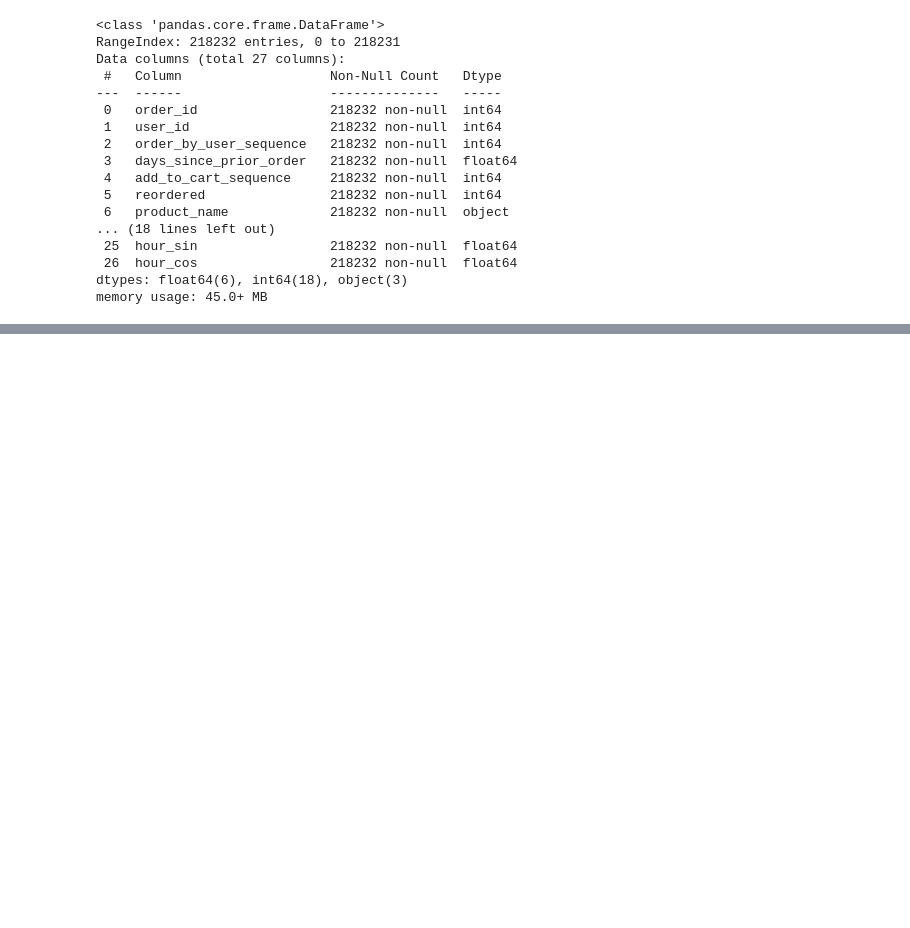
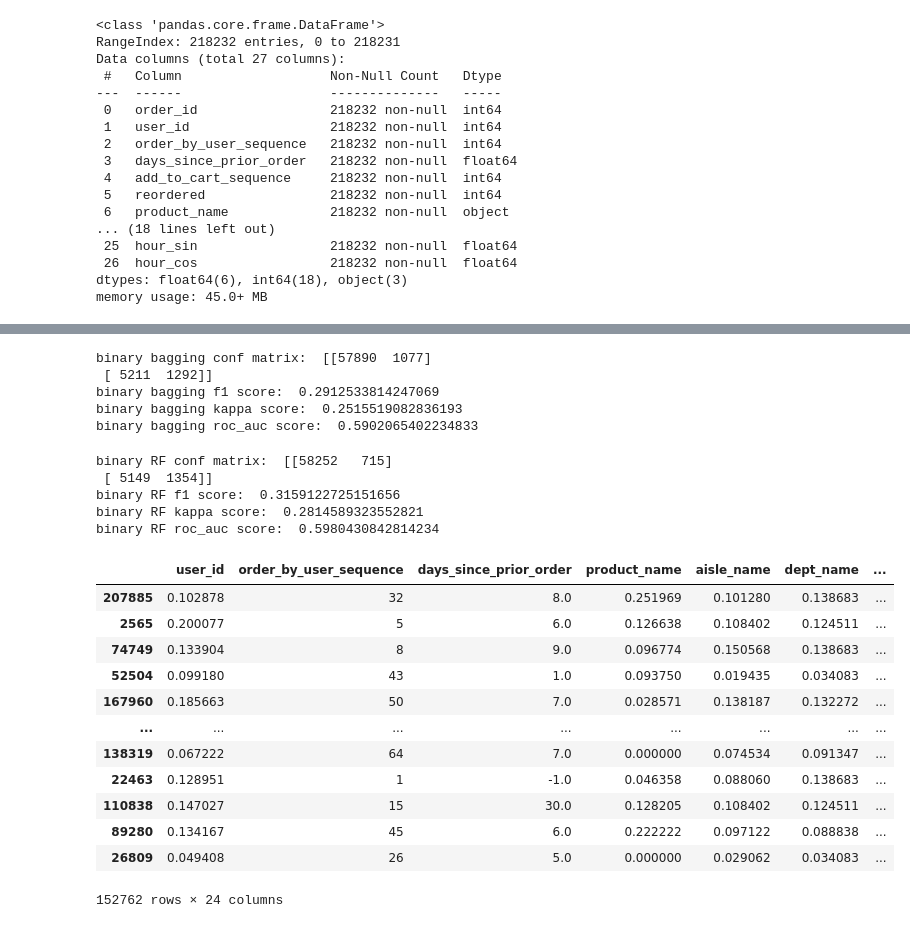
Before and after one commit to fractaldatalearning/Capstone2, a Jupyter notebook: notebooks/preprocessing3_encoding.ipynb, the cells around one changed output, grey strips where cells are left out. Drawn from its saved outputs; the diff is of its cells as text; code cells hidden in the pictures; blank space fills up the shorter version.

```diff
--- a/notebooks/preprocessing3_encoding.ipynb
+++ b/notebooks/preprocessing3_encoding.ipynb
@@ -63,0 +74,9 @@ I'd like any encoder(s) I use to be included in an eventual modeling pipeline, b
+# %%
+# Start by just predicting the reordered column. Perhaps try predicting the add_to_cart_sequence
+# column later. Create independent & dependent variables, encode independent categories.
+X = df.drop(columns=['reordered', 'add_to_cart_sequence'])
+y = df['reordered']
+
+categorical_columns = ['user_id', 'product_name', 'aisle_name', 'dept_name']
+ce_bin = ce.BinaryEncoder(cols=categorical_columns)
+Xbin = ce_bin.fit_transform(X,y)
@@ -63,0 +99,64 @@ I'd like any encoder(s) I use to be included in an eventual modeling pipeline, b
+# %%
+# Test out encoder performance in Bagging and RandomForest models.
+# These were overwhelmingly better than others when trying them out with a practice user.
+# First need to standardize. Don't bother yet with tuning model hyperparameters.
+
+Xbin_train, Xbin_test, ybin_train, ybin_test = train_test_split(Xbin, y, test_size=0.3)
+
+scaler = StandardScaler()
+Xbin_train_scaled = scaler.fit_transform(Xbin_train)
+Xbin_test_scaled = scaler.transform(Xbin_test)
+
+bgg_clf = BaggingClassifier()
+bgg_clf = bgg_clf.fit(Xbin_train_scaled, ybin_train)
+ybin_pred = bgg_clf.predict(Xbin_test_scaled)
+print('binary bagging conf matrix: ', metrics.confusion_matrix(ybin_test, ybin_pred))
+print('binary bagging f1 score: ', metrics.f1_score(ybin_test, ybin_pred))
+print('binary bagging kappa score: ', metrics.cohen_kappa_score(ybin_test, ybin_pred))
+print('binary bagging roc_auc score: ', metrics.roc_auc_score(ybin_test, ybin_pred))
+# %% [output]
+binary bagging conf matrix:  [[57890  1077]
+ [ 5211  1292]]
+binary bagging f1 score:  0.2912533814247069
+binary bagging kappa score:  0.2515519082836193
+binary bagging roc_auc score:  0.5902065402234833
+# %%
+rf_clf = RandomForestClassifier()
+rf_clf = rf_clf.fit(Xbin_train_scaled, ybin_train)
+ybin_pred = rf_clf.predict(Xbin_test_scaled)
+print('binary RF conf matrix: ', metrics.confusion_matrix(ybin_test, ybin_pred))
+print('binary RF f1 score: ', metrics.f1_score(ybin_test, ybin_pred))
+print('binary RF kappa score: ', metrics.cohen_kappa_score(ybin_test, ybin_pred))
+print('binary RF roc_auc score: ', metrics.roc_auc_score(ybin_test, ybin_pred))
+# %% [output]
+binary RF conf matrix:  [[58252   715]
+ [ 5149  1354]]
+binary RF f1 score:  0.3159122725151656
+binary RF kappa score:  0.2814589323552821
+binary RF roc_auc score:  0.5980430842814234
+# %%
+# Try a Bayesian encoder. Start with LeaveOneOut. Even though it has less contaminiation
+# than other Bayesian encoders, it's a good idea to split data first.
+
+Xloo_train, Xloo_test, yloo_train, yloo_test = train_test_split(X, y, test_size=0.3)
+
+ce_loo = ce.leave_one_out.LeaveOneOutEncoder(cols=categorical_columns, random_state=43)
+ce_loo.fit(Xloo_train, yloo_train)
+Xloo_train = ce_loo.transform(Xloo_train)
+Xloo_test = ce_loo.transform(Xloo_test)
+
+Xloo_train
+# %% [output]
+|  | user_id | order_by_user_sequence | days_since_prior_order | product_name | aisle_name | dept_name | ... |
+| 207885 | 0.102878 | 32 | 8.0 | 0.251969 | 0.101280 | 0.138683 | ... |
+| 2565 | 0.200077 | 5 | 6.0 | 0.126638 | 0.108402 | 0.124511 | ... |
+| 74749 | 0.133904 | 8 | 9.0 | 0.096774 | 0.150568 | 0.138683 | ... |
+| 52504 | 0.099180 | 43 | 1.0 | 0.093750 | 0.019435 | 0.034083 | ... |
+| 167960 | 0.185663 | 50 | 7.0 | 0.028571 | 0.138187 | 0.132272 | ... |
+| ... | ... | ... | ... | ... | ... | ... | ... |
+| 138319 | 0.067222 | 64 | 7.0 | 0.000000 | 0.074534 | 0.091347 | ... |
+| 22463 | 0.128951 | 1 | -1.0 | 0.046358 | 0.088060 | 0.138683 | ... |
+| 110838 | 0.147027 | 15 | 30.0 | 0.128205 | 0.108402 | 0.124511 | ... |
+| 89280 | 0.134167 | 45 | 6.0 | 0.222222 | 0.097122 | 0.088838 | ... |
+| 26809 | 0.049408 | 26 | 5.0 | 0.000000 | 0.029062 | 0.034083 | ... |
+152762 rows × 24 columns
```
Also changed, not shown: parts of 23 cells of this notebook, 2 other files.
